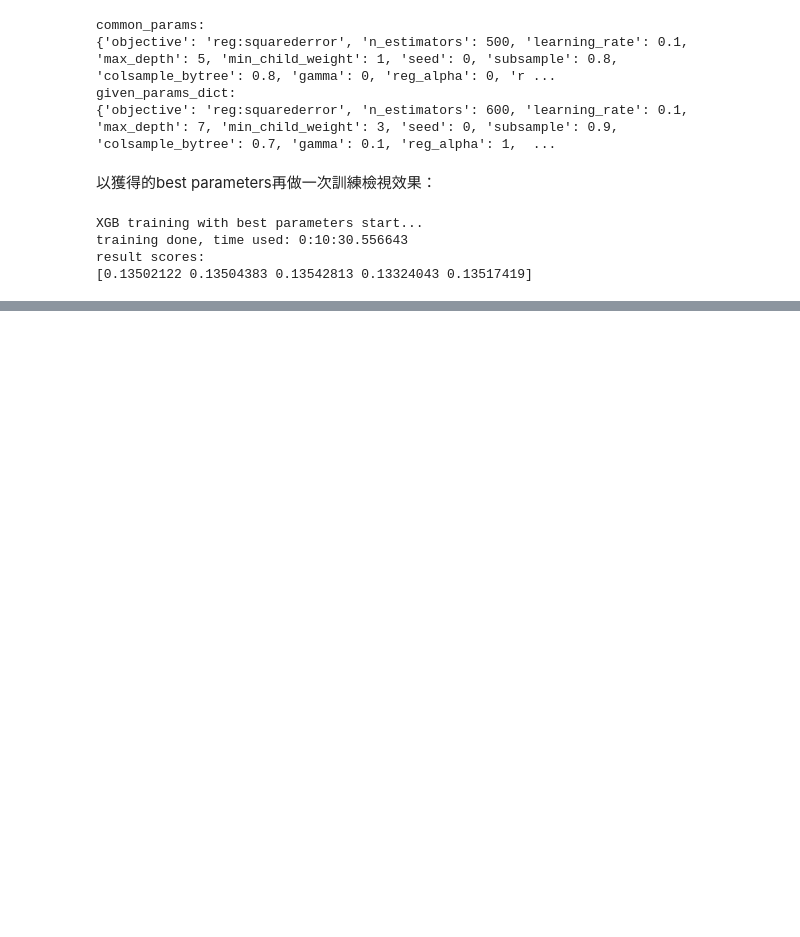
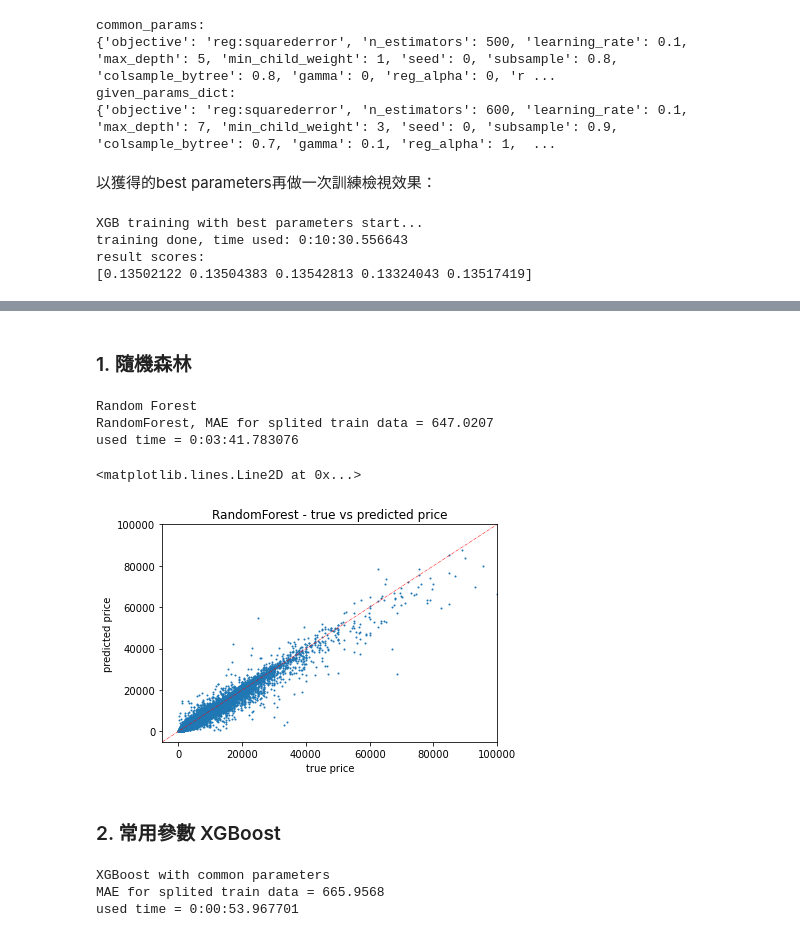
Before and after one commit to cyl89458/datawhale_tianchi, a Jupyter notebook: Task04.ipynb, the cells around one changed output, grey strips where cells are left out. Cells and saved outputs as stored; diff of their text form; code cells hidden in the pictures; blank space fills up the shorter version.

```diff
--- a/Task04.ipynb
+++ b/Task04.ipynb
@@ -554,0 +585,68 @@ result scores:
+# %%
+from sklearn.model_selection import train_test_split
+train_x_train, train_x_test, train_y_ln_train, train_y_ln_test = train_test_split(train_x,train_y_ln,test_size=0.2)
+# 競賽目標的測試集 = test_x
+# %%
+# 將預測出來 log 變換後的 price 轉換回原本的 price
+def reverse_log_price(series):
+    return np.exp(series)+1
+# %%
+train_y_test = reverse_log_price(train_y_ln_test)
+# %% [markdown]
+### 1. 隨機森林
+# %%
+print('Random Forest')
+start_time = datetime.now()
+
+RF = RandomForestRegressor()
+RF.fit(train_x_train,train_y_ln_train)
+
+RF_pred_train = RF.predict(train_x_test)
+RF_pred_train_reversed = reverse_log_price(RF_pred_train)
+MAE_RF_train = mean_absolute_error(train_y_test, RF_pred_train_reversed)
+print('RandomForest, MAE for splited train data = '+str(np.round(MAE_RF_train,4)))
+
+RF_pred_test = RF.predict(test_x)
+RF_pred_test_reversed = reverse_log_price(RF_pred_test)
+
+print('used time = '+str(datetime.now()-start_time))
+# %% [output]
+Random Forest
+RandomForest, MAE for splited train data = 647.0207
+used time = 0:03:41.783076
+# %%
+fig, ax = plt.subplots()
+ax.scatter(train_y_test, RF_pred_train_reversed,s=1)
+ax.title.set_text('RandomForest - true vs predicted price')
+ax.set_xlabel('true price')
+ax.set_ylabel('predicted price')
+ax.set_xlim(-5000,100000)
+ax.set_ylim(-5000,100000)
+
+line = matplotlib.lines.Line2D([-5000,100000], [-5000,100000], color='red', ls='-.',lw=0.5)
+ax.add_line(line)
+# %% [output]
+<matplotlib.lines.Line2D at 0x...>
+[figure, added]
+# %% [markdown]
+### 2. 常用參數 XGBoost
+# %%
+print('XGBoost with common parameters')
+start_time = datetime.now()
+
+xgb_common = XGBRegressor(**common_params)
+xgb_common.fit(train_x_train,train_y_ln_train)
+
+xgb_common_pred_train = xgb_common.predict(train_x_test)
+xgb_common_pred_train_reversed = reverse_log_price(xgb_common_pred_train)
+MAE_xgb_common_train = mean_absolute_error(train_y_test, xgb_common_pred_train_reversed)
+print('MAE for splited train data = '+str(np.round(MAE_xgb_common_train,4)))
+
+xgb_common_pred_test = xgb_common.predict(test_x)
+xgb_common_pred_test_reversed = reverse_log_price(xgb_common_pred_test)
+
+print('used time = '+str(datetime.now()-start_time))
+# %% [output]
+XGBoost with common parameters
+MAE for splited train data = 665.9568
+used time = 0:00:53.967701
```
Also changed, not shown: parts of 36 cells of this notebook, 11 other files.
